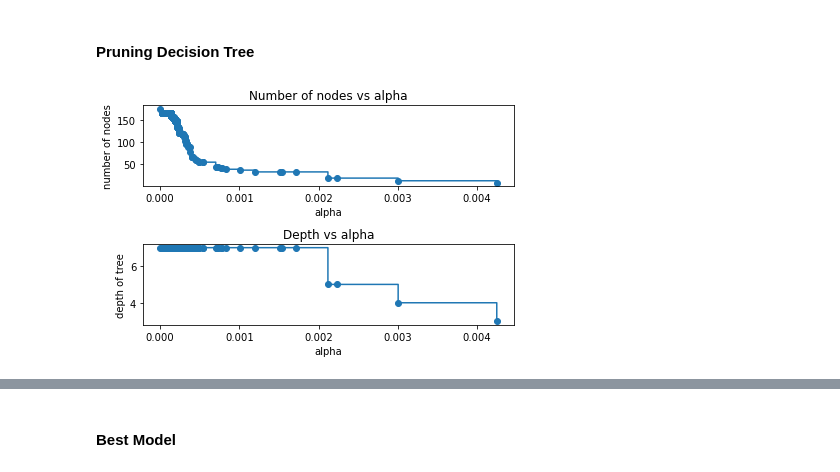
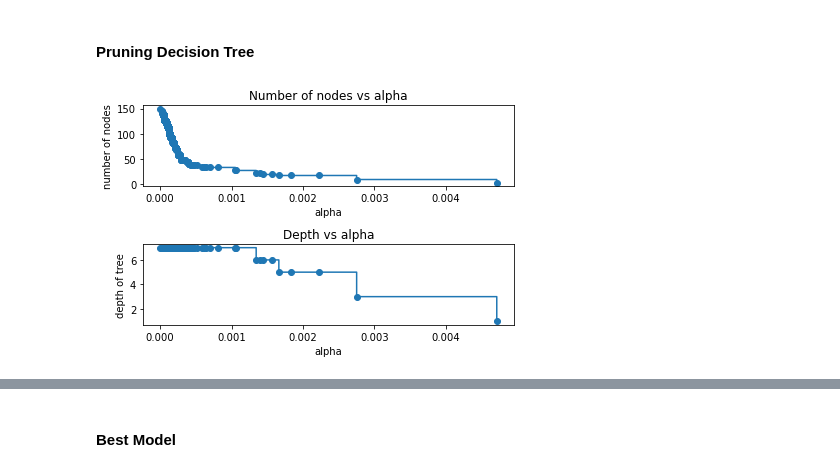
Before and after one commit to claudiagiuspoli/pro-environmental-behaviour, a Jupyter notebook: deciosn tree.ipynb, the cells around one changed output, grey strips where cells are left out. Cells and saved outputs as stored; diff of their text form; code cells hidden in the pictures.

```diff
--- a/deciosn tree.ipynb
+++ b/deciosn tree.ipynb
@@ -177,7 +176,7 @@ ccp_alphas, impurities = path.ccp_alphas, path.impurities
 
 clfs = []
 for ccp_alpha in ccp_alphas:
-    clf = DecisionTreeClassifier(criterion = 'entropy' , random_state=seed,ccp_alpha=ccp_alpha, class_weight= {0: 1.43631197 , 1:0.76700502},  max_depth=7, min_samples_split = 3, min_samples_leaf = 3)
+    clf = DecisionTreeClassifier(criterion = 'gini' , random_state=seed,ccp_alpha=ccp_alpha, class_weight= {0: 1.43631197 , 1:0.76700502},  max_depth=7, min_samples_split = 8, min_samples_leaf = 2)
     clf.fit(X_train, y_train)
     clfs.append(clf)
 
@@ -239,7 +238,7 @@ I put the optimal parameters in the best model and I create the graph.
 # %%
 #fit model with best parameters
 
-clf_pruned = DecisionTreeClassifier(criterion = 'entropy' ,ccp_alpha=0.0004506179058949983, random_state=seed, class_weight= {0: 1.43631197 , 1:0.76700502},  max_depth=7, min_samples_split = 3, min_samples_leaf = 3)
+clf_pruned = DecisionTreeClassifier(criterion = 'gini' ,ccp_alpha=0.0006675542134001317, random_state=seed, class_weight= {0: 1.43631197 , 1:0.76700502},  max_depth=7, min_samples_split = 8, min_samples_leaf = 2)
 clf_pruned.fit(X_train, y_train)
 pred = clf_pruned.predict(X_test)
 accuracy_score(y_test, pred)
@@ -255,4 +254,4 @@ export_graphviz(clf_pruned, out_file=dot_data,
 from pydot import graph_from_dot_data
 (graph, ) = graph_from_dot_data(dot_data.getvalue())
 Image(graph.create_png())
-graph.write_png('action-prune.png')
+#graph.write_png('action-prune.png')
@@ -326,3 +327,20 @@ roc_auc_score for Decision Tree:  0.6830476317705709
+# %%
+imp = pd.read_csv('imp.csv')
+imp  = imp.sort_values('variable', ascending=True).reset_index(drop=True)
+
+dt = pd.DataFrame(feature_importances)
+dt.rename(columns={ dt.columns[0]: "variable" }, inplace = True)
+
+dt  = dt.sort_values('variable', ascending=True).reset_index(drop=True)
+
+final = pd.merge(imp, dt, left_index=True, right_index=True)
+
+final.rename(columns={ final.columns[3]: "importance_dt" }, inplace = True)
+final.rename(columns={ final.columns[0]: "variable" }, inplace = True)
+final = final.drop('variable_y', axis = 1)
+
+
+final.to_csv('imp.csv', index=False, encoding='utf-8')
 # %% [markdown]
 ### High Risk Perception
 
@@ -346,8 +364,8 @@ df_get_dummies = pd.get_dummies(  cc_num , columns = cat_var)
 X = df_get_dummies.drop('qb5',axis=1)
 y = df_get_dummies.loc[:, df_get_dummies.columns == 'qb5']
 
-seed = 99  # so that the result is reproducible
-X_train, X_test, y_train, y_test = train_test_split(X,y,test_size=0.333, random_state = seed,stratify=y)
+seed = 101  # so that the result is reproducible
+X_train, X_test, y_train, y_test = train_test_split(X,y,test_size=0.30, random_state = seed,stratify=y)
 
 class_weights = compute_class_weight('balanced', classes = np.unique(y_train), y = np.ravel(y_train))
 class_weights
@@ -440,35 +458,35 @@ path=DecisionTreeClassifier(random_state=1).\
 cost_complexity_pruning_path(X_train, y_train)
 ccp_alphas, impurities = path.ccp_alphas, path.impurities
 
 
 
 clfs = []
 for ccp_alpha in ccp_alphas:
-    clf = DecisionTreeClassifier(criterion = 'entropy' , random_state=seed,ccp_alpha=ccp_alpha, class_weight= {0: 1.56739773 , 1:0.73421448},  max_depth=7, min_samples_split = 7, min_samples_leaf = 1)
+    clf = DecisionTreeClassifier(criterion = 'gini' , random_state=seed,ccp_alpha=ccp_alpha, class_weight= {0: 1.56739773 , 1:0.73421448},  max_depth=7, min_samples_split = 8, min_samples_leaf = 2)
     clf.fit(X_train, y_train)
     clfs.append(clf)
 
 
 
 
 clfs = clfs[:-1]
 ccp_alphas = ccp_alphas[:-1]
 
 
 node_counts = [clf.tree_.node_count for clf in clfs]
 depth = [clf.tree_.max_depth for clf in clfs]
 fig, ax = plt.subplots(2, 1)
 ax[0].plot(ccp_alphas, node_counts, marker='o', drawstyle="steps-post")
 ax[0].set_xlabel("alpha")
 ax[0].set_ylabel("number of nodes")
 ax[0].set_title("Number of nodes vs alpha")
 ax[1].plot(ccp_alphas, depth, marker='o', drawstyle="steps-post")
 ax[1].set_xlabel("alpha")
 ax[1].set_ylabel("depth of tree")
 ax[1].set_title("Depth vs alpha")
 fig.tight_layout()
 # %% [output]
-[figure, old version]
+[figure, new version]
 # %%
 train_scores = [clf.score(X_train, y_train) for clf in clfs]
 test_scores = [clf.score(X_test, y_test) for clf in clfs]
```
Also changed, not shown: parts of 44 cells of this notebook, 6 other files.
